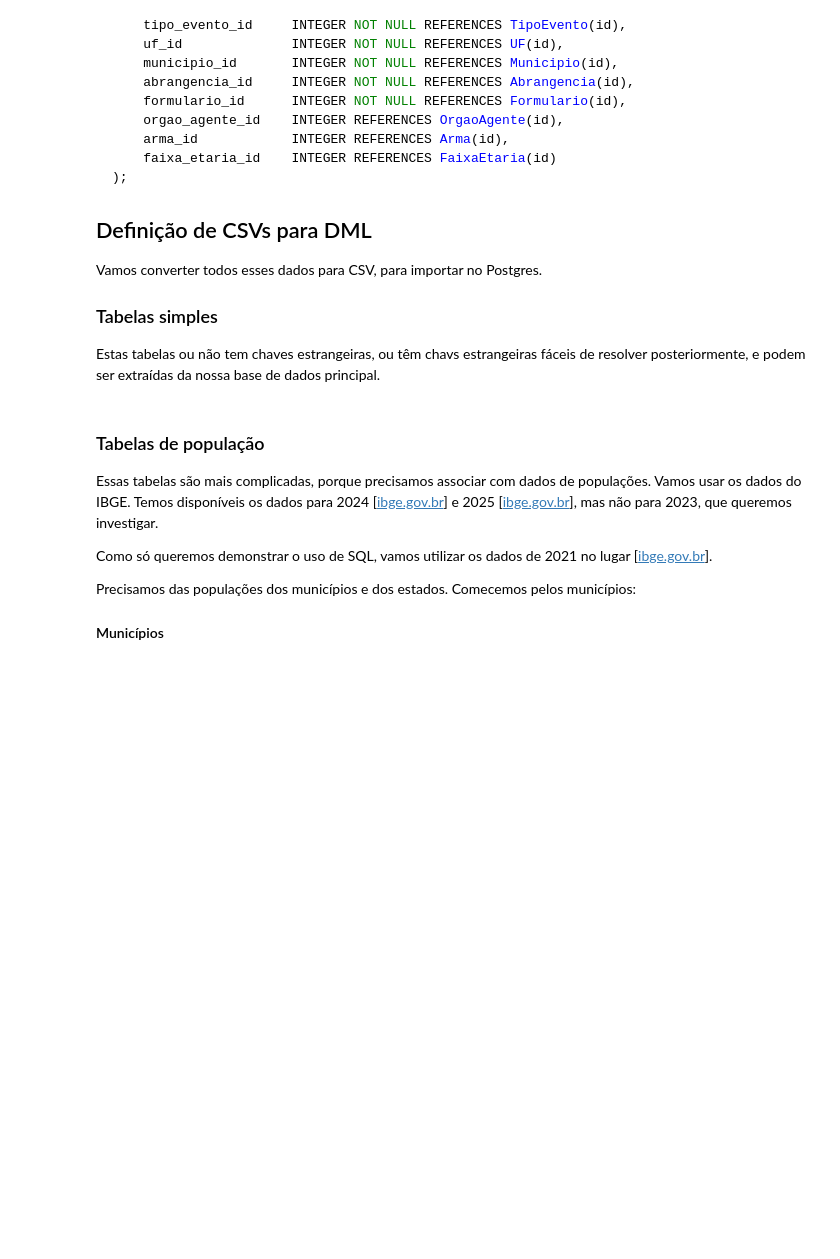
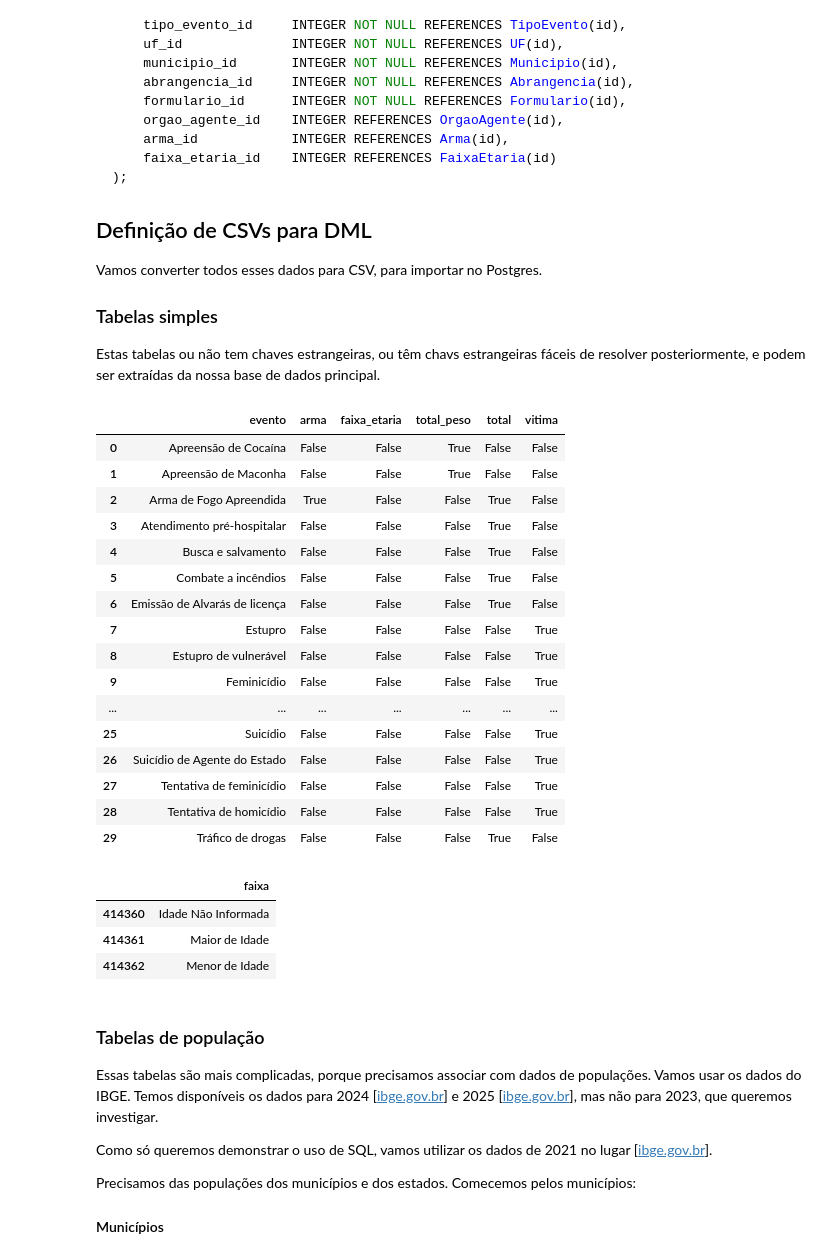
Before and after one commit to brandizzi/fb20252, a Jupyter notebook: FDB.ipynb, the cells around one changed output. Saved outputs shown, nothing was run; the diff lists cells and outputs as text; code cells hidden in the pictures; blank space fills up the shorter version.

```diff
--- a/FDB.ipynb
+++ b/FDB.ipynb
@@ -574,4 +571,24 @@ Vamos converter todos esses dados para CSV, para importar no Postgres.
 ### Tabelas simples
 
 Estas tabelas ou não tem chaves estrangeiras, ou têm chavs estrangeiras fáceis de resolver posteriormente, e podem ser extraídas da nossa base de dados principal.
+# %%
+tipo_evento_df
+# %% [output]
+|  | evento | arma | faixa_etaria | total_peso | total | vitima |
+| 0 | Apreensão de Cocaína | False | False | True | False | False |
+| 1 | Apreensão de Maconha | False | False | True | False | False |
+| 2 | Arma de Fogo Apreendida | True | False | False | True | False |
+| 3 | Atendimento pré-hospitalar | False | False | False | True | False |
+| 4 | Busca e salvamento | False | False | False | True | False |
+| 5 | Combate a incêndios | False | False | False | True | False |
+| 6 | Emissão de Alvarás de licença | False | False | False | True | False |
+| 7 | Estupro | False | False | False | False | True |
+| 8 | Estupro de vulnerável | False | False | False | False | True |
+| 9 | Feminicídio | False | False | False | False | True |
+| ... | ... | ... | ... | ... | ... | ... |
+| 25 | Suicídio | False | False | False | False | True |
+| 26 | Suicídio de Agente do Estado | False | False | False | False | True |
+| 27 | Tentativa de feminicídio | False | False | False | False | True |
+| 28 | Tentativa de homicídio | False | False | False | False | True |
+| 29 | Tráfico de drogas | False | False | False | True | False |
 # %%
@@ -608,3 +634,10 @@ formularios_df[['nome', 'numero']].to_csv('csv_dados/Formulario.csv')
+# %%
+faixa_etaria_df
+# %% [output]
+|  | faixa |
+| 414360 | Idade Não Informada |
+| 414361 | Maior de Idade |
+| 414362 | Menor de Idade |
 # %% [markdown]
 ### Tabelas de população
 
```
Also changed, not shown: parts of 8 cells of this notebook.
